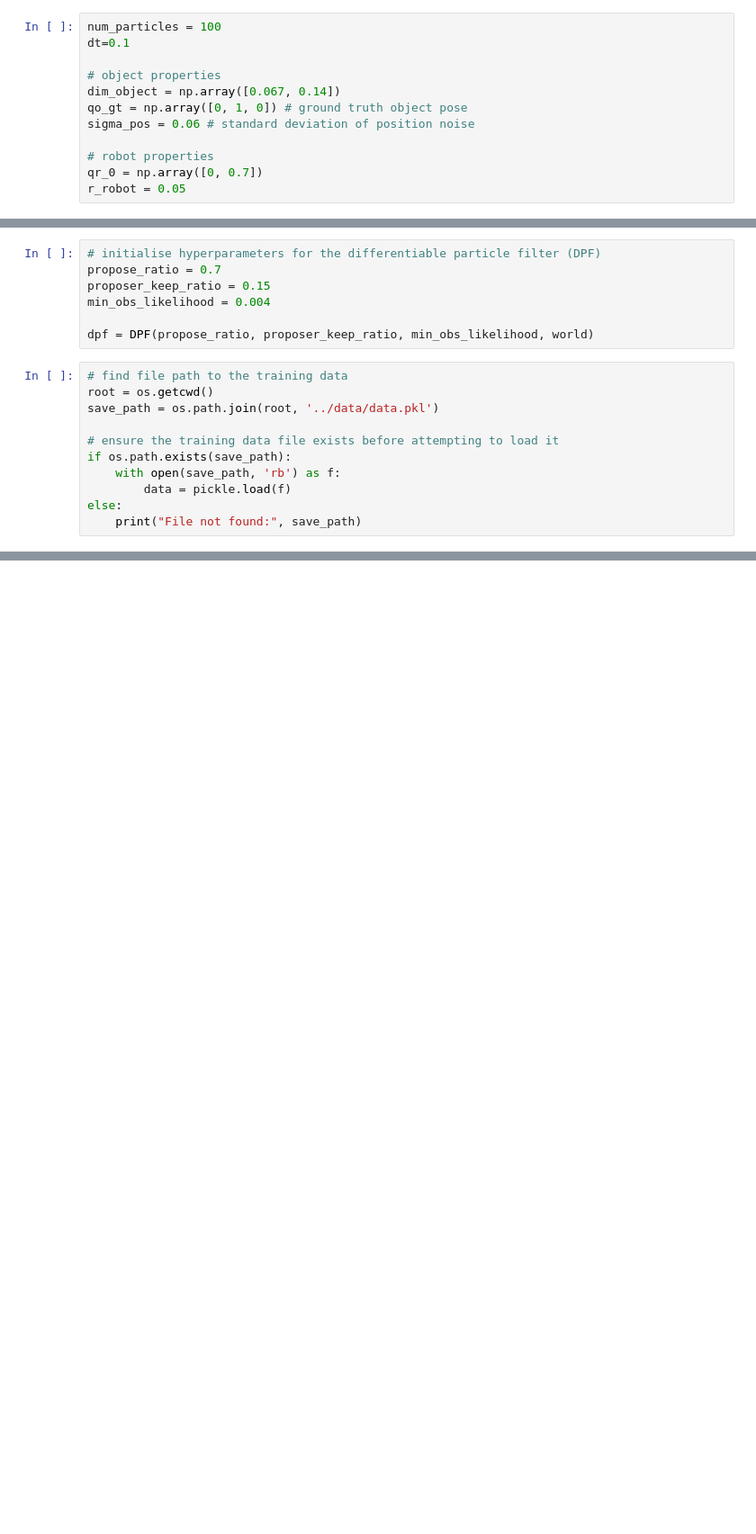
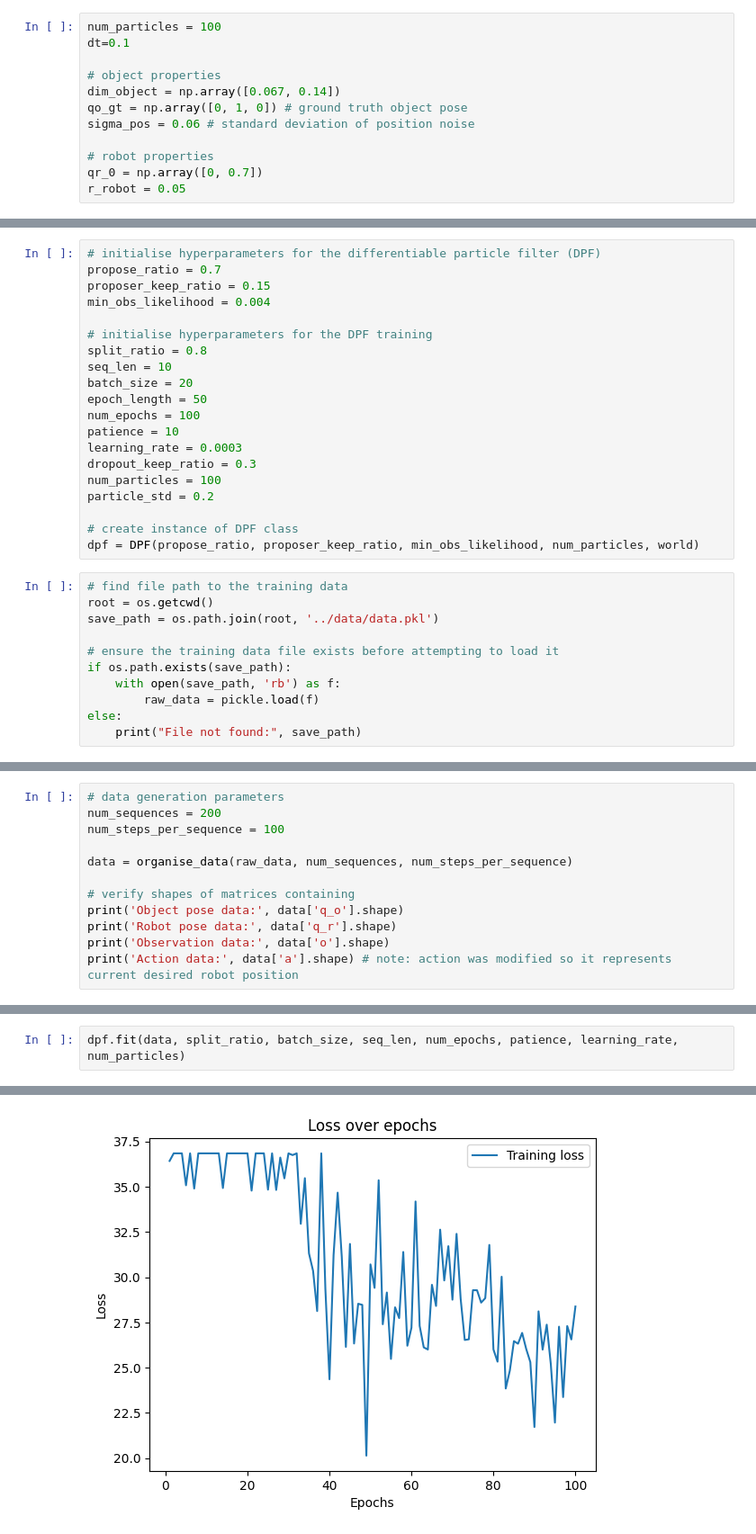
Before and after one commit to seungbinjoo/belief_dynamics_learning, a Jupyter notebook: notebooks/dpf_notebook.ipynb, the cells around one changed output, grey strips where cells are left out. Shown at 90% size. Saved outputs shown, nothing was run; the diff lists cells and outputs as text; blank space fills up the shorter version.

```diff
--- a/notebooks/dpf_notebook.ipynb
+++ b/notebooks/dpf_notebook.ipynb
@@ -57,7 +63,20 @@ propose_ratio = 0.7
 proposer_keep_ratio = 0.15
 min_obs_likelihood = 0.004
 
-dpf = DPF(propose_ratio, proposer_keep_ratio, min_obs_likelihood, world)
+# initialise hyperparameters for the DPF training
+split_ratio = 0.8
+seq_len = 10
+batch_size = 20
+epoch_length = 50
+num_epochs = 100
+patience = 10
+learning_rate = 0.0003
+dropout_keep_ratio = 0.3
+num_particles = 100
+particle_std = 0.2
+
+# create instance of DPF class
+dpf = DPF(propose_ratio, proposer_keep_ratio, min_obs_likelihood, num_particles, world)
 # %%
 # find file path to the training data
 root = os.getcwd()
@@ -66,6 +85,6 @@ save_path = os.path.join(root, '../data/data.pkl')
 # ensure the training data file exists before attempting to load it
 if os.path.exists(save_path):
     with open(save_path, 'rb') as f:
-        data = pickle.load(f)
+        raw_data = pickle.load(f)
 else:
     print("File not found:", save_path)
@@ -88,0 +93,12 @@ for sequence in data:
+# %%
+# data generation parameters
+num_sequences = 200
+num_steps_per_sequence = 100
+
+data = organise_data(raw_data, num_sequences, num_steps_per_sequence)
+
+# verify shapes of matrices containing
+print('Object pose data:', data['q_o'].shape)
+print('Robot pose data:', data['q_r'].shape)
+print('Observation data:', data['o'].shape)
+print('Action data:', data['a'].shape) # note: action was modified so it represents current desired robot position
@@ -93,0 +181,3 @@ print(dpf.particle_proposer)
+# %%
+dpf.fit(data, split_ratio, batch_size, seq_len, num_epochs, patience, learning_rate, num_particles)
+# %% [output]
@@ -93,0 +201 @@ print(dpf.particle_proposer)
+[figure, added]
```
Also changed, not shown: parts of 16 cells of this notebook.
